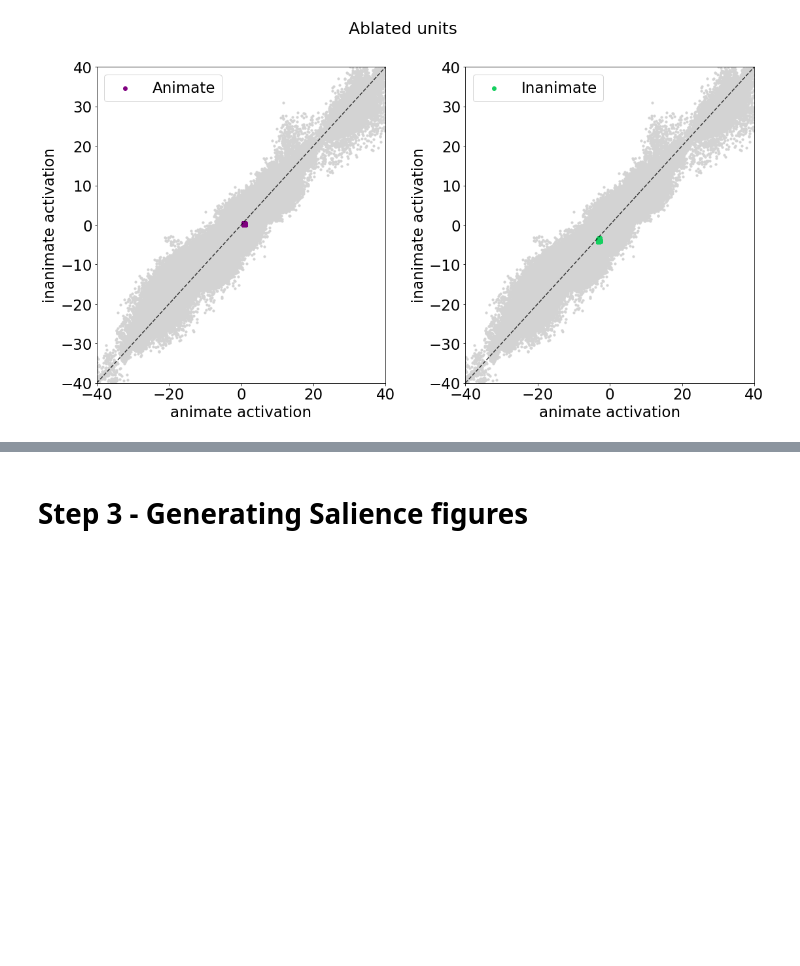
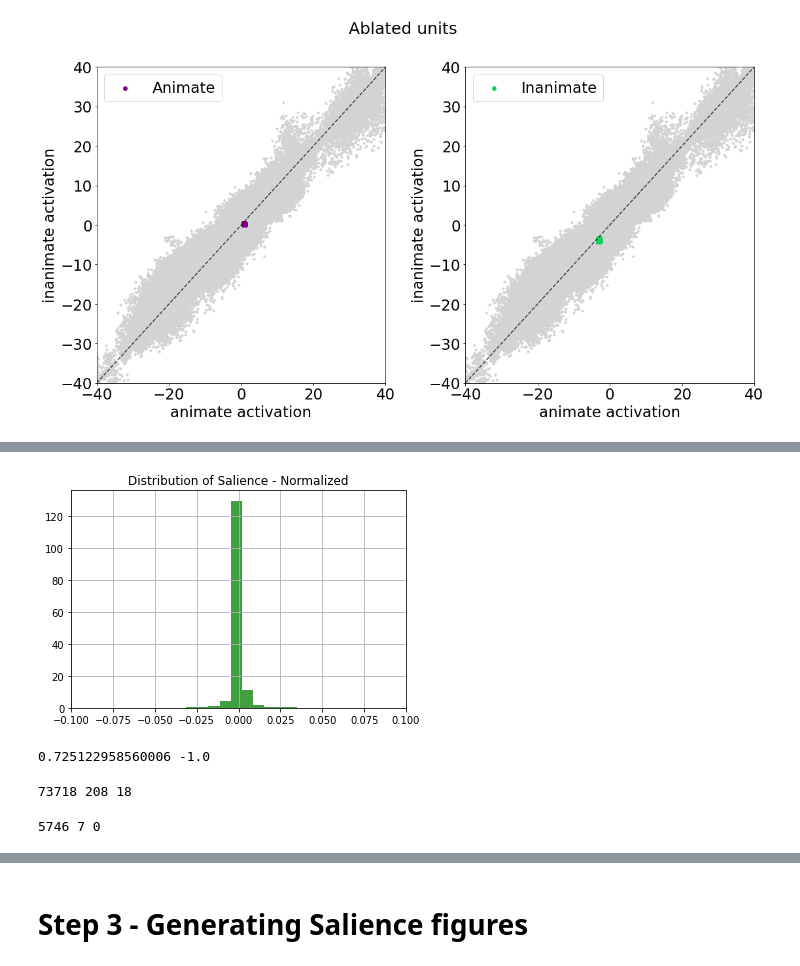
Before and after one commit to SNaGLab/Cognitive-Parcellation, a Jupyter notebook: code/models/mobilenet_v2_lesion.ipynb, the cells around one changed output, grey strips where cells are left out. Saved outputs shown, nothing was run; the diff lists cells and outputs as text; code cells hidden in the pictures; blank space fills up the shorter version.

```diff
--- a/code/models/mobilenet_v2_lesion.ipynb
+++ b/code/models/mobilenet_v2_lesion.ipynb
@@ -1812,0 +1826,28 @@ if 'model' in locals():
+# %%
+abs_max = np.amax(np.abs(z_sal))
+z_sal_norm = z_sal * (1.0 / abs_max)
+n, bins, patches = plt.hist(z_sal_norm,260, density=True, facecolor='g', alpha=0.75)
+
+#plt.ylim([0,1])
+plt.xlim([-0.1,0.1])
+plt.title('Distribution of Salience - Normalized')
+plt.grid(True)
+plt.show()
+# %% [output]
+[figure, added]
+# %%
+print(max(z_sal_norm),min(z_sal_norm))
+# %% [output]
+0.725122958560006 -1.0
+# %%
+sal_ana_avg = np.where((z_sal_norm < -0.022) | (z_sal_norm > 0.022))[0]
+print(len(sal_ana_avg), len(list(set(sal_ana_avg) & set(loc_ana_avg))), \
+     len(list(set(sal_ana_avg) & set(loc_ina_avg))))
+# %% [output]
+73718 208 18
+# %%
+sal_ina_avg = np.where((z_sal_norm < -0.05) | (z_sal_norm > 0.05))[0]
+print(len(sal_ina_avg), len(list(set(sal_ina_avg) & set(loc_ana_avg))), \
+     len(list(set(sal_ina_avg) & set(loc_ina_avg))))
+# %% [output]
+5746 7 0
```
Also changed, not shown: parts of 22 cells of this notebook.
